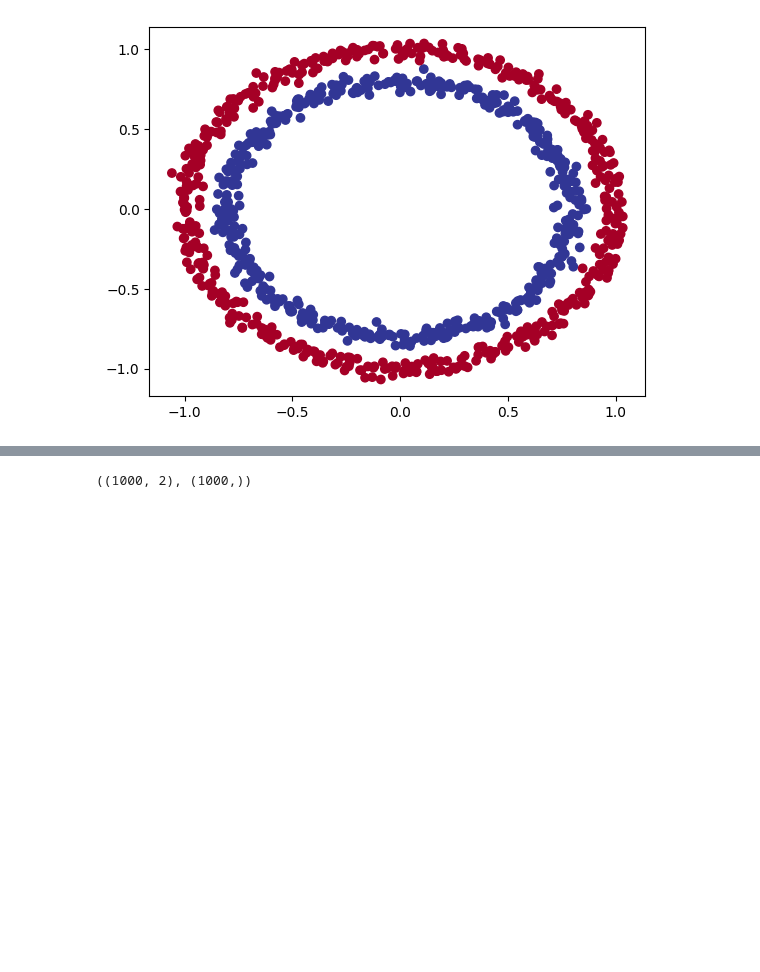
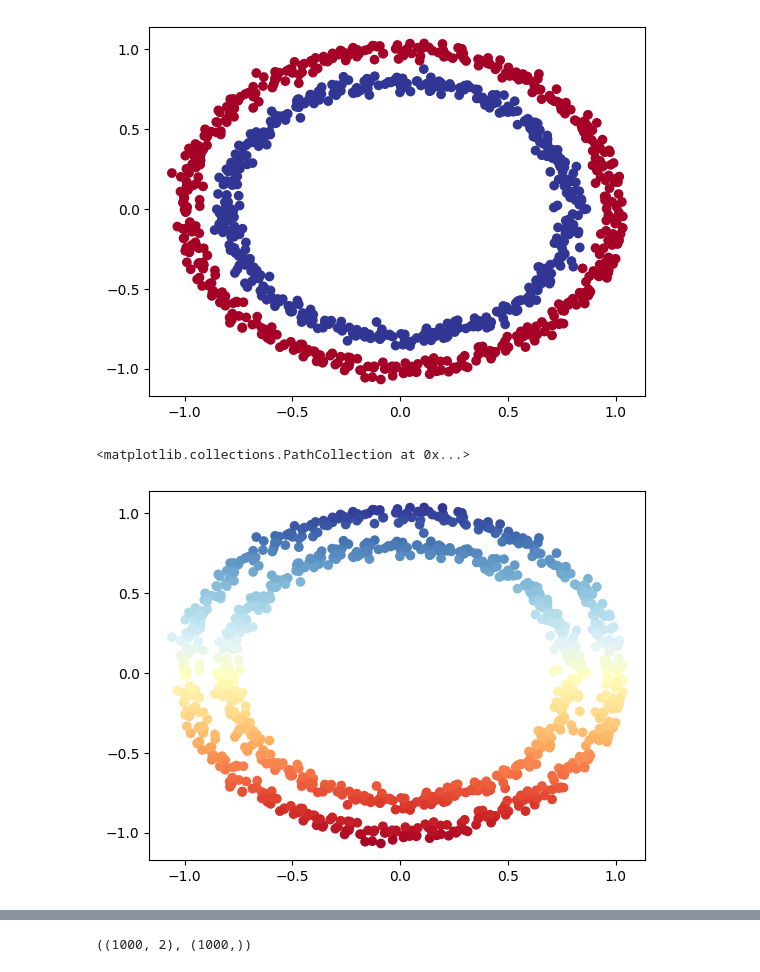
Before and after one commit to Page0526/machine-learning-crash-course, a Jupyter notebook: extras/exercises/02_pytorch_classification_exercises.ipynb, the cells around one changed output, grey strips where cells are left out. Cells and saved outputs as stored; diff of their text form; code cells hidden in the pictures; blank space fills up the shorter version.

```diff
--- a/extras/exercises/02_pytorch_classification_exercises.ipynb
+++ b/extras/exercises/02_pytorch_classification_exercises.ipynb
@@ -57,3 +57,11 @@ plt.scatter(x=X[:, 0],
 # %% [output]
 <matplotlib.collections.PathCollection at 0x...>
 [figure]
+# %%
+plt.scatter(x=X[:, 0],
+            y=X[:, 1],
+            c=X[:, 1], # color based on their y-coordinate -> lý giải tại sao plot lại có 3 khúc màu, khúc màu đỏ do y-coordinate âm, màu vàng do y-coordinate = 0 và màu xanh là do dương
+            cmap=plt.cm.RdYlBu)
+# %% [output]
+<matplotlib.collections.PathCollection at 0x...>
+[figure, added]
```
Also changed, not shown: parts of 57 cells of this notebook.
